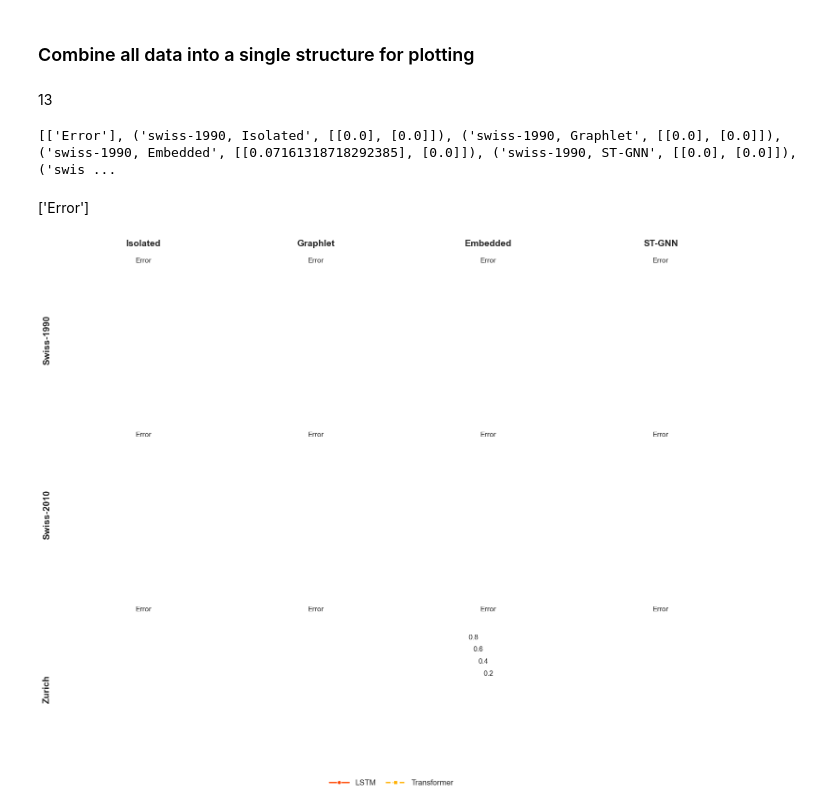
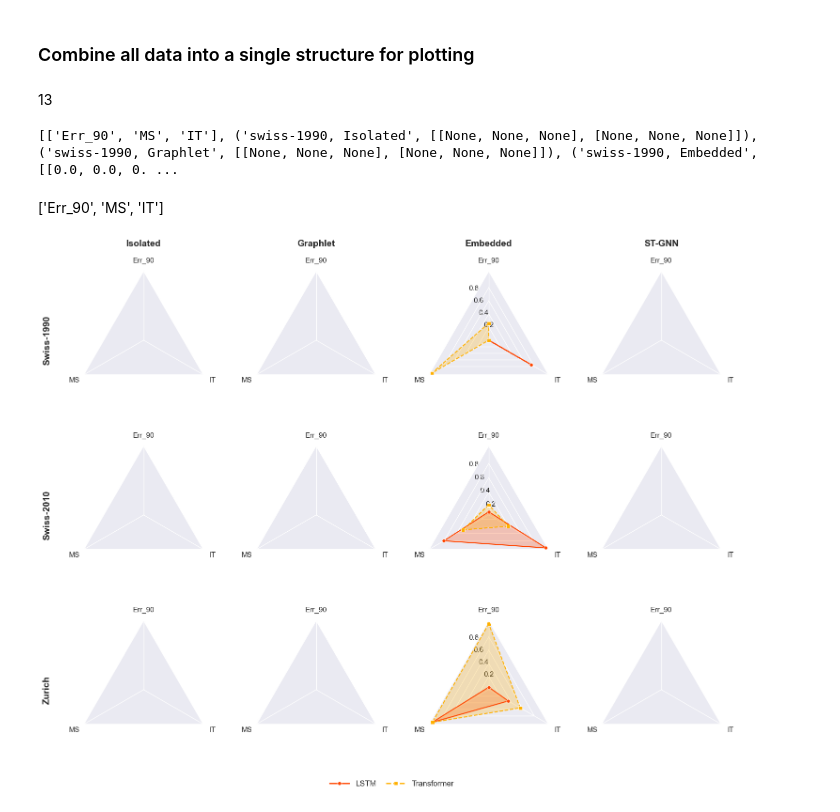
Before and after one commit to jajupmochi/swiss-river-network-benchmark, a Jupyter notebook: swissrivernetwork/benchmark/visualize_results/results_in_polar.ipynb, the cells around one changed output. Saved outputs shown, nothing was run; the diff lists cells and outputs as text; code cells hidden in the pictures.

Commit message:
feat: output model size and run time info.

```diff
--- a/swissrivernetwork/benchmark/visualize_results/results_in_polar.ipynb
+++ b/swissrivernetwork/benchmark/visualize_results/results_in_polar.ipynb
@@ -295,7 +346,7 @@ def normalize_err_data(err_data: dict, min_is_better: bool = True) -> dict:
     return normalized_data
 # %%
 metric = 'RMSE_Mean'
-err_90_data = gather_err_data(GRAPH_NAMES, METHODS, metric='RMSE_Mean', window_len=90)
+err_90_data = gather_err_data(GRAPH_NAMES, METHODS, metric, window_len=90)
 normalized_err_90_data = normalize_err_data(err_90_data, min_is_better=(not metric.startswith('NSE')))
 print(normalized_err_90_data)
 # %% [output]
@@ -312,3 +363,9 @@ print(normalized_err_90_data)
 [issue] No data found for graph='swiss-2010', method='graphlet'. Skipping...
 [issue] No data found for graph='swiss-2010', method='transformer_graphlet'. Skipping...
 ... (13 outputs left out)
+# %%
+# Runtime:
+metric = 'extra__model_size'
+model_size_data = gather_err_data(GRAPH_NAMES, METHODS, metric, window_len=90)
+normalized_model_size_data = normalize_err_data(model_size_data, min_is_better=True)
+print(normalized_model_size_data)
@@ -314,0 +386,6 @@ print(normalized_err_90_data)
+# %%
+# Inference time per time step:
+metric = 'extra__infer_time_per_time_step_Mean'
+infer_time_data = gather_err_data(GRAPH_NAMES, METHODS, metric, window_len=90)
+normalized_infer_time_data = normalize_err_data(infer_time_data, min_is_better=True)
+print(normalized_infer_time_data)
@@ -317,29 +444,12 @@ print(normalized_err_90_data)
 # %%
-data = [['Error']]
-for graph_name in GRAPH_NAMES:
-    data += [
-        (f'{graph_name}, Isolated', [
-            [normalized_err_90_data[graph_name].get('lstm', 0.0)],
-            [normalized_err_90_data[graph_name].get('transformer', 0.0)],
-        ]),
-        (f'{graph_name}, Graphlet', [
-            [normalized_err_90_data[graph_name].get('graphlet', 0.0)],
-            [normalized_err_90_data[graph_name].get('transformer_graphlet', 0.0)],
-        ]),
-        (f'{graph_name}, Embedded', [
-            [normalized_err_90_data[graph_name].get('lstm_embedding', 0.0)],
-            [normalized_err_90_data[graph_name].get('transformer_embedding', 0.0)],
-        ]),
-        (f'{graph_name}, ST-GNN', [
-            [normalized_err_90_data[graph_name].get('stgnn', 0.0)],
-            [normalized_err_90_data[graph_name].get('transformer_stgnn', 0.0)],
-        ]),
-    ]
+data = append_data_to_visual(data, normalized_err_90_data, 'Err_90')
+data = append_data_to_visual(data, normalized_model_size_data, 'MS')
+data = append_data_to_visual(data, normalized_infer_time_data, 'IT')
 print(len(data))
 print(data)
 # %% [output]
 13
-[['Error'], ('swiss-1990, Isolated', [[0.0], [0.0]]), ('swiss-1990, Graphlet', [[0.0], [0.0]]), ('swiss-1990, Embedded', [[0.07161318718292385], [0.0]]), ('swiss-1990, ST-GNN', [[0.0], [0.0]]), ('swis ...
+[['Err_90', 'MS', 'IT'], ('swiss-1990, Isolated', [[None, None, None], [None, None, None]]), ('swiss-1990, Graphlet', [[None, None, None], [None, None, None]]), ('swiss-1990, Embedded', [[0.0, 0.0, 0. ...
 # %%
 import matplotlib.pyplot as plt
 import numpy as np
@@ -482,7 +592,7 @@ def example_data():
     #  3)Inclusion of gas-phase specie ozone (O3).
     #  4)Inclusion of both gas-phase species is present...
     data = [
-        ['Error', 'Nitrate', 'EC', 'OC1', 'OC2', 'OC3', 'OP', 'CO', 'O3'],
+        ['Err_90', 'MS', 'RT', 'OC1', 'OC2', 'OC3', 'OP', 'CO', 'O3'],
         ('Basecase', [
             [0.01, 0.02, 0.85, 0.19, 0.05, 0.10, 0.00, 0.00, 0.00],
             [0.02, 0.01, 0.07, 0.01, 0.21, 0.12, 0.98, 0.00, 0.00],
@@ -570,35 +680,35 @@ if __name__ == '__main__':
     plt.subplots_adjust(bottom=0.07)
     labels = ('LSTM', 'Transformer')
     legend_elements = [
         Line2D(
             [0], [0], color=color, lw=2, linestyle=line_style,
             marker=scatter_marker, markersize=6, markerfacecolor=color,
             markeredgecolor='w', label=label
         )
         for color, line_style, scatter_marker, label in zip(colors, line_styles, scatter_markers, labels)
     ]
     legend = fig.legend(
         handles=legend_elements,
         # labels,
         loc='lower center',
         bbox_to_anchor=(0.5, 0.02),
         ncol=len(legend_elements),
         fontsize='medium',
         frameon=False,
         handlelength=2.5,
         columnspacing=1.2,
     )
 
     # fig.text(
     #     0.5, 0.965, '5-Factor Solution Profiles Across Four Scenarios',
     #     horizontalalignment='center', color='black', weight='bold',
     #     size='large'
     # )
 
     plt.show()
 # %% [output]
-['Error']
+['Err_90', 'MS', 'IT']
-[figure, old version]
+[figure, new version]
 # %%
 # Plotly example:
 import plotly.express as px
```
Also changed, not shown: parts of 10 cells of this notebook, 2 other files.
